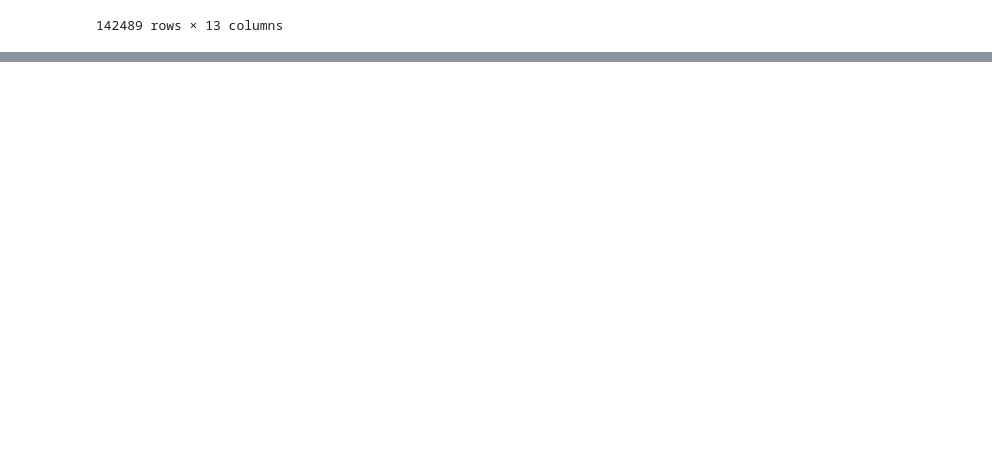
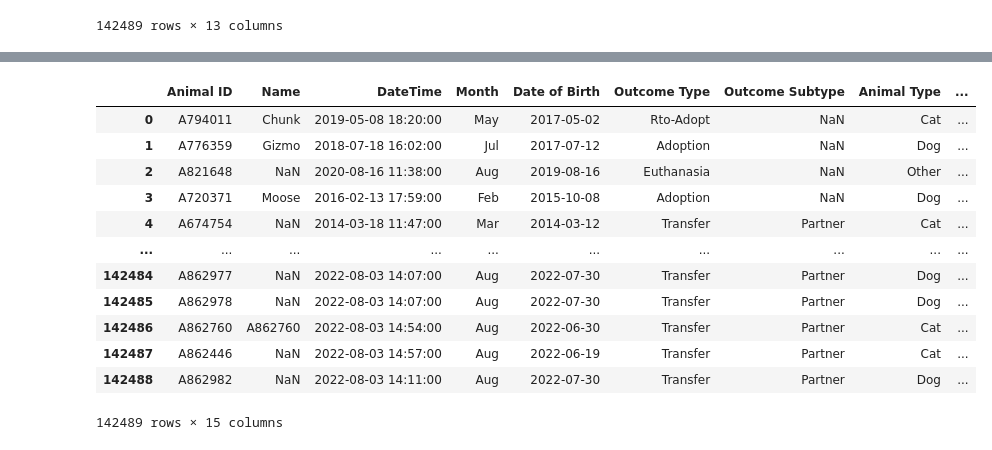
Before and after one commit to bfarao/bf_capstone, a Jupyter notebook: notebook/BrunaF_Austin_Capstone.ipynb, the cells around one changed output, grey strips where cells are left out. Saved outputs shown, nothing was run; the diff lists cells and outputs as text; code cells hidden in the pictures; blank space fills up the shorter version.

```diff
--- a/notebook/BrunaF_Austin_Capstone.ipynb
+++ b/notebook/BrunaF_Austin_Capstone.ipynb
@@ -76 +88,20 @@ austin_dataset.describe()
+# %%
+austin_dataset['Age'] = (austin_dataset['DateTime'] - austin_dataset['Date of Birth'])
+austin_dataset['Age'] = round(((austin_dataset['Age'].dt.days)/365), 0)
+austin_dataset['Breeds'] = austin_dataset['Breed'].str.replace(' Mix', '')
+austin_dataset
+# %% [output]
+|  | Animal ID | Name | DateTime | Month | Date of Birth | Outcome Type | Outcome Subtype | Animal Type | ... |
+| 0 | A794011 | Chunk | 2019-05-08 18:20:00 | May | 2017-05-02 | Rto-Adopt | NaN | Cat | ... |
+| 1 | A776359 | Gizmo | 2018-07-18 16:02:00 | Jul | 2017-07-12 | Adoption | NaN | Dog | ... |
+| 2 | A821648 | NaN | 2020-08-16 11:38:00 | Aug | 2019-08-16 | Euthanasia | NaN | Other | ... |
+| 3 | A720371 | Moose | 2016-02-13 17:59:00 | Feb | 2015-10-08 | Adoption | NaN | Dog | ... |
+| 4 | A674754 | NaN | 2014-03-18 11:47:00 | Mar | 2014-03-12 | Transfer | Partner | Cat | ... |
+| ... | ... | ... | ... | ... | ... | ... | ... | ... | ... |
+| 142484 | A862977 | NaN | 2022-08-03 14:07:00 | Aug | 2022-07-30 | Transfer | Partner | Dog | ... |
+| 142485 | A862978 | NaN | 2022-08-03 14:07:00 | Aug | 2022-07-30 | Transfer | Partner | Dog | ... |
+| 142486 | A862760 | A862760 | 2022-08-03 14:54:00 | Aug | 2022-06-30 | Transfer | Partner | Cat | ... |
+| 142487 | A862446 | NaN | 2022-08-03 14:57:00 | Aug | 2022-06-19 | Transfer | Partner | Cat | ... |
+| 142488 | A862982 | NaN | 2022-08-03 14:11:00 | Aug | 2022-07-30 | Transfer | Partner | Dog | ... |
+142489 rows × 15 columns
 # %% [markdown]
```
Also changed, not shown: parts of 44 cells of this notebook, 2 other files.
